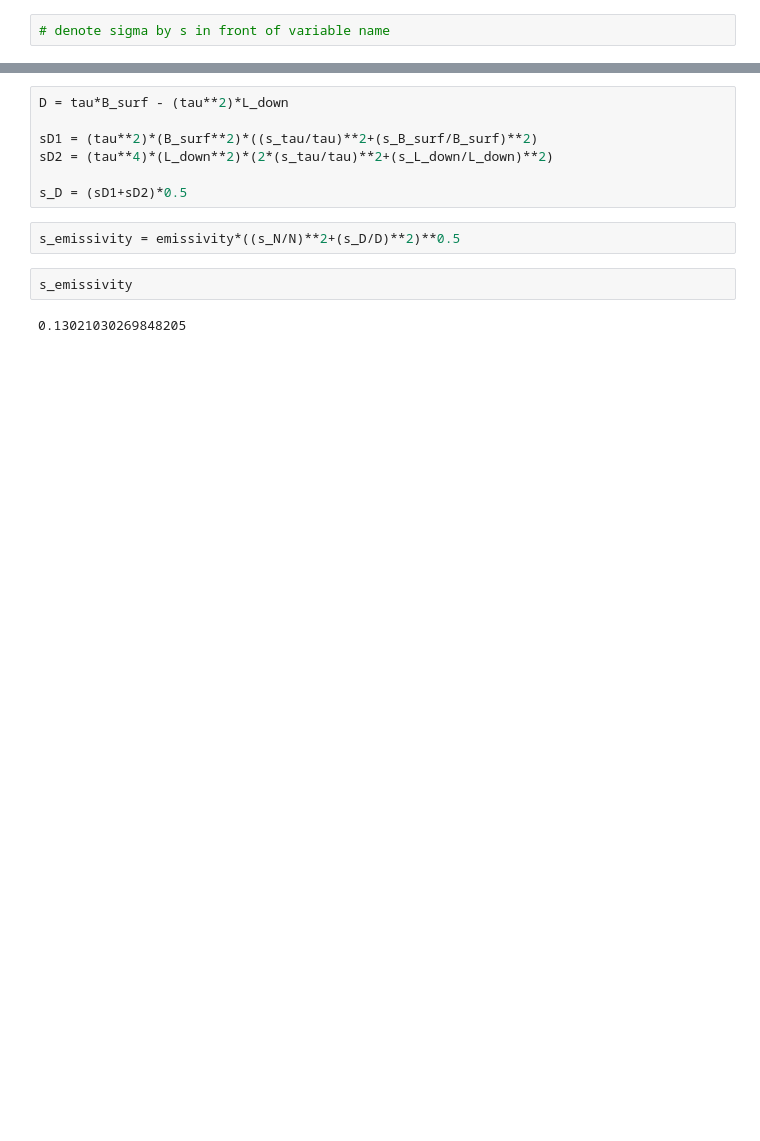
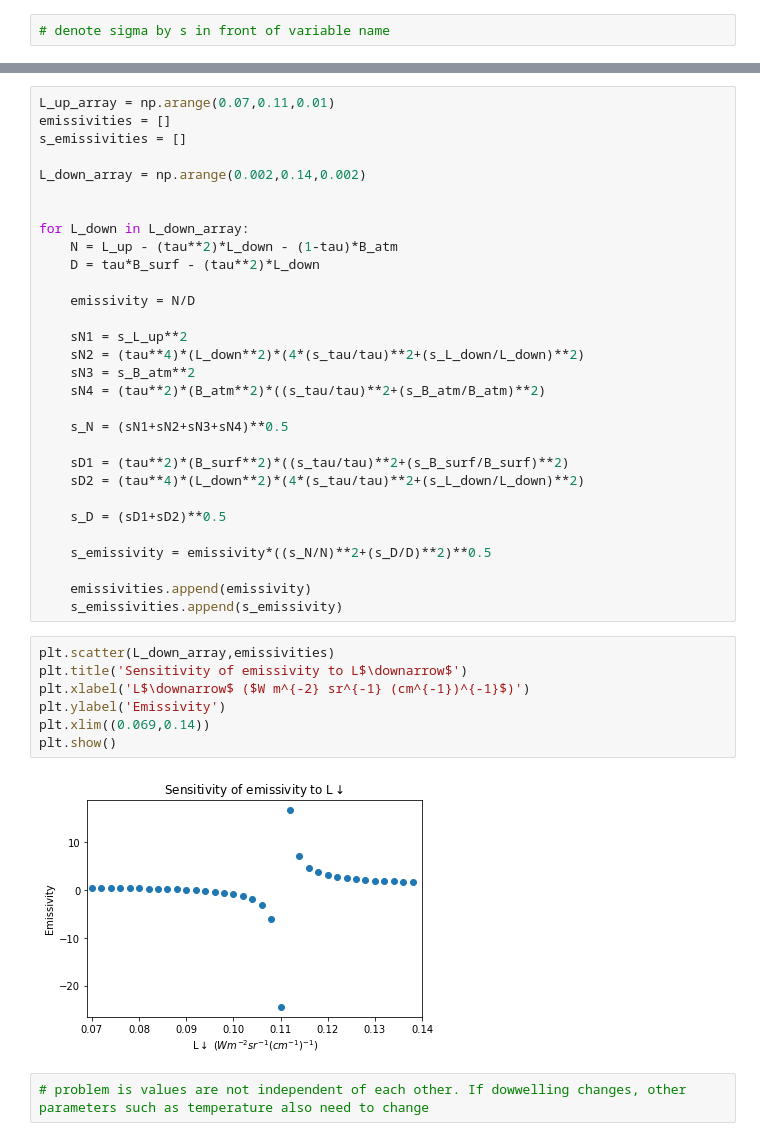
Before and after one commit to micolbedarida/MSci_Project, a Jupyter notebook: emissivity_sensitivity_analysis.ipynb, the cells around one changed output, grey strips where cells are left out. Cells and saved outputs as stored; diff of their text form; blank space fills up the shorter version.

```diff
--- a/emissivity_sensitivity_analysis.ipynb
+++ b/emissivity_sensitivity_analysis.ipynb
@@ -46,13 +98,41 @@ s_N = (sN1+sN2+sN3+sN4)*0.5
-# %%
-D = tau*B_surf - (tau**2)*L_down
-
-sD1 = (tau**2)*(B_surf**2)*((s_tau/tau)**2+(s_B_surf/B_surf)**2)
-sD2 = (tau**4)*(L_down**2)*(2*(s_tau/tau)**2+(s_L_down/L_down)**2)
-
-s_D = (sD1+sD2)*0.5
-# %%
-s_emissivity = emissivity*((s_N/N)**2+(s_D/D)**2)**0.5
-# %%
-s_emissivity
-# %% [output]
-0.13021030269848205
+# %%
+L_up_array = np.arange(0.07,0.11,0.01)
+emissivities = []
+s_emissivities = []
+
+L_down_array = np.arange(0.002,0.14,0.002)
+
+
+for L_down in L_down_array:
+    N = L_up - (tau**2)*L_down - (1-tau)*B_atm
+    D = tau*B_surf - (tau**2)*L_down
+
+    emissivity = N/D
+
+    sN1 = s_L_up**2
+    sN2 = (tau**4)*(L_down**2)*(4*(s_tau/tau)**2+(s_L_down/L_down)**2)
+    sN3 = s_B_atm**2
+    sN4 = (tau**2)*(B_atm**2)*((s_tau/tau)**2+(s_B_atm/B_atm)**2)
+
+    s_N = (sN1+sN2+sN3+sN4)**0.5
+
+    sD1 = (tau**2)*(B_surf**2)*((s_tau/tau)**2+(s_B_surf/B_surf)**2)
+    sD2 = (tau**4)*(L_down**2)*(4*(s_tau/tau)**2+(s_L_down/L_down)**2)
+
+    s_D = (sD1+sD2)**0.5
+
+    s_emissivity = emissivity*((s_N/N)**2+(s_D/D)**2)**0.5
+
+    emissivities.append(emissivity)
+    s_emissivities.append(s_emissivity)
+# %%
+plt.scatter(L_down_array,emissivities)
+plt.title('Sensitivity of emissivity to L$\downarrow$')
+plt.xlabel('L$\downarrow$ ($W m^{-2} sr^{-1} (cm^{-1})^{-1}$)')
+plt.ylabel('Emissivity')
+plt.xlim((0.069,0.14))
+plt.show()
+# %% [output]
+[figure, added]
+# %%
+# problem is values are not independent of each other. If dowwelling changes, other parameters such as temperature also need to change
```
Also changed, not shown: parts of 10 cells of this notebook, 3 other files.
